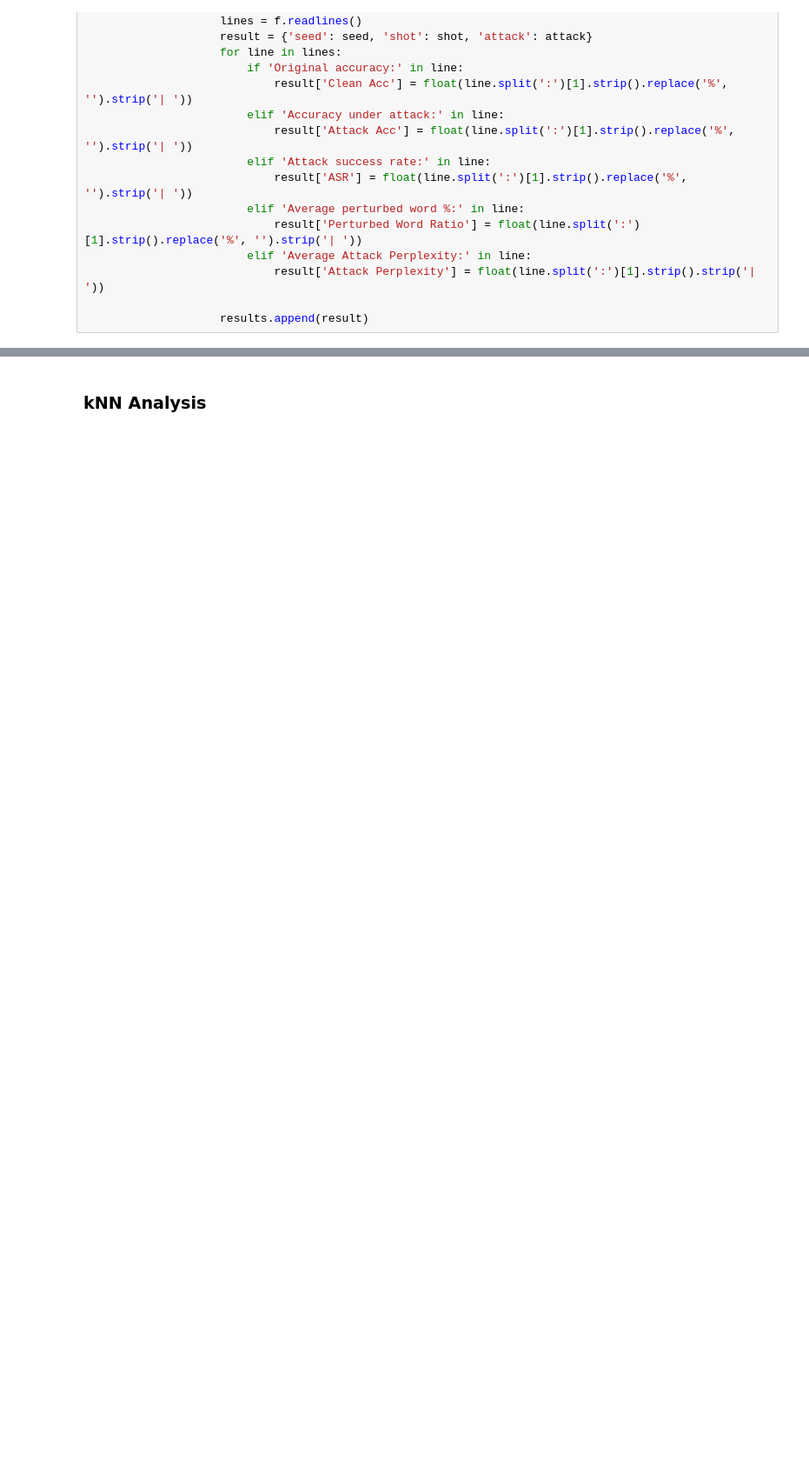
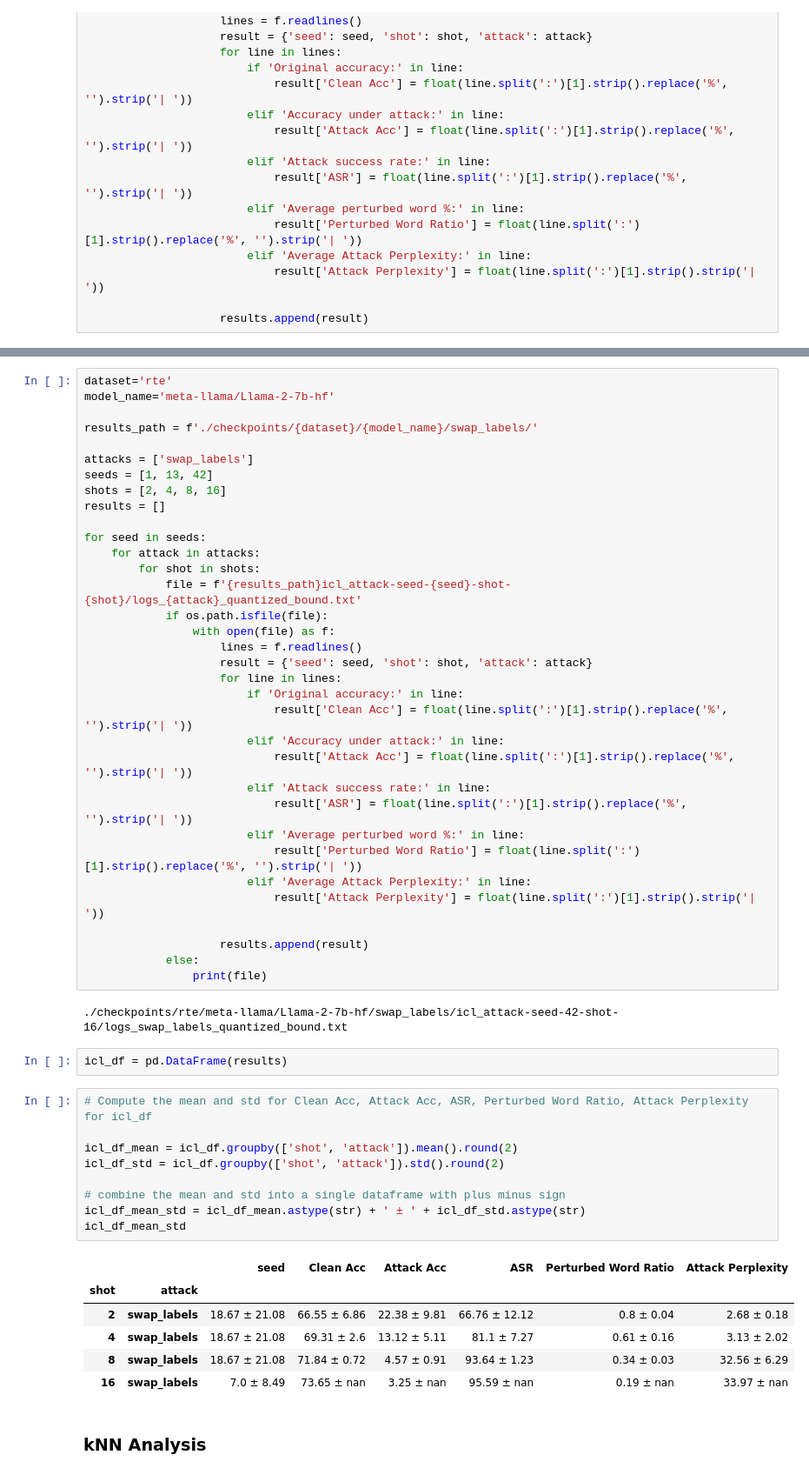
Before and after one commit to simonucl/mvp, a Jupyter notebook: result_parsing.ipynb, the cells around one changed output, grey strips where cells are left out. Shown at 87% size. Saved outputs shown, nothing was run; the diff lists cells and outputs as text; blank space fills up the shorter version.

```diff
--- a/result_parsing.ipynb
+++ b/result_parsing.ipynb
@@ -105,3 +114,57 @@ knn_df_mean_std
+# %%
+dataset='rte'
+model_name='meta-llama/Llama-2-7b-hf'
+
+results_path = f'./checkpoints/{dataset}/{model_name}/swap_labels/'
+
+attacks = ['swap_labels']
+seeds = [1, 13, 42]
+shots = [2, 4, 8, 16]
+results = []
+
+for seed in seeds:
+    for attack in attacks:
+        for shot in shots:
+            file = f'{results_path}icl_attack-seed-{seed}-shot-{shot}/logs_{attack}_quantized_bound.txt'
+            if os.path.isfile(file):
+                with open(file) as f:
+                    lines = f.readlines()
+                    result = {'seed': seed, 'shot': shot, 'attack': attack}
+                    for line in lines:
+                        if 'Original accuracy:' in line:
+                            result['Clean Acc'] = float(line.split(':')[1].strip().replace('%', '').strip('| '))
+                        elif 'Accuracy under attack:' in line:
+                            result['Attack Acc'] = float(line.split(':')[1].strip().replace('%', '').strip('| '))
+                        elif 'Attack success rate:' in line:
+                            result['ASR'] = float(line.split(':')[1].strip().replace('%', '').strip('| '))
+                        elif 'Average perturbed word %:' in line:
+                            result['Perturbed Word Ratio'] = float(line.split(':')[1].strip().replace('%', '').strip('| '))
+                        elif 'Average Attack Perplexity:' in line:
+                            result['Attack Perplexity'] = float(line.split(':')[1].strip().strip('| '))
+
+                    results.append(result)
+            else:
+                print(file)
+# %% [output]
+./checkpoints/rte/meta-llama/Llama-2-7b-hf/swap_labels/icl_attack-seed-42-shot-16/logs_swap_labels_quantized_bound.txt
+# %%
+icl_df = pd.DataFrame(results)
+# %%
+# Compute the mean and std for Clean Acc, Attack Acc, ASR, Perturbed Word Ratio, Attack Perplexity for icl_df
+
+icl_df_mean = icl_df.groupby(['shot', 'attack']).mean().round(2)
+icl_df_std = icl_df.groupby(['shot', 'attack']).std().round(2)
+
+# combine the mean and std into a single dataframe with plus minus sign
+icl_df_mean_std = icl_df_mean.astype(str) + ' ± ' + icl_df_std.astype(str)
+icl_df_mean_std
+# %% [output]
+|  |  | seed | Clean Acc | Attack Acc | ASR | Perturbed Word Ratio | Attack Perplexity |
+| shot | attack |  |  |  |  |  |  |
+| 2 | swap_labels | 18.67 ± 21.08 | 66.55 ± 6.86 | 22.38 ± 9.81 | 66.76 ± 12.12 | 0.8 ± 0.04 | 2.68 ± 0.18 |
+| 4 | swap_labels | 18.67 ± 21.08 | 69.31 ± 2.6 | 13.12 ± 5.11 | 81.1 ± 7.27 | 0.61 ± 0.16 | 3.13 ± 2.02 |
+| 8 | swap_labels | 18.67 ± 21.08 | 71.84 ± 0.72 | 4.57 ± 0.91 | 93.64 ± 1.23 | 0.34 ± 0.03 | 32.56 ± 6.29 |
+| 16 | swap_labels | 7.0 ± 8.49 | 73.65 ± nan | 3.25 ± nan | 95.59 ± nan | 0.19 ± nan | 33.97 ± nan |
 # %% [markdown]
 ### kNN Analysis
 # %%
```
Also changed, not shown: parts of 2 cells of this notebook, 12 other files.
